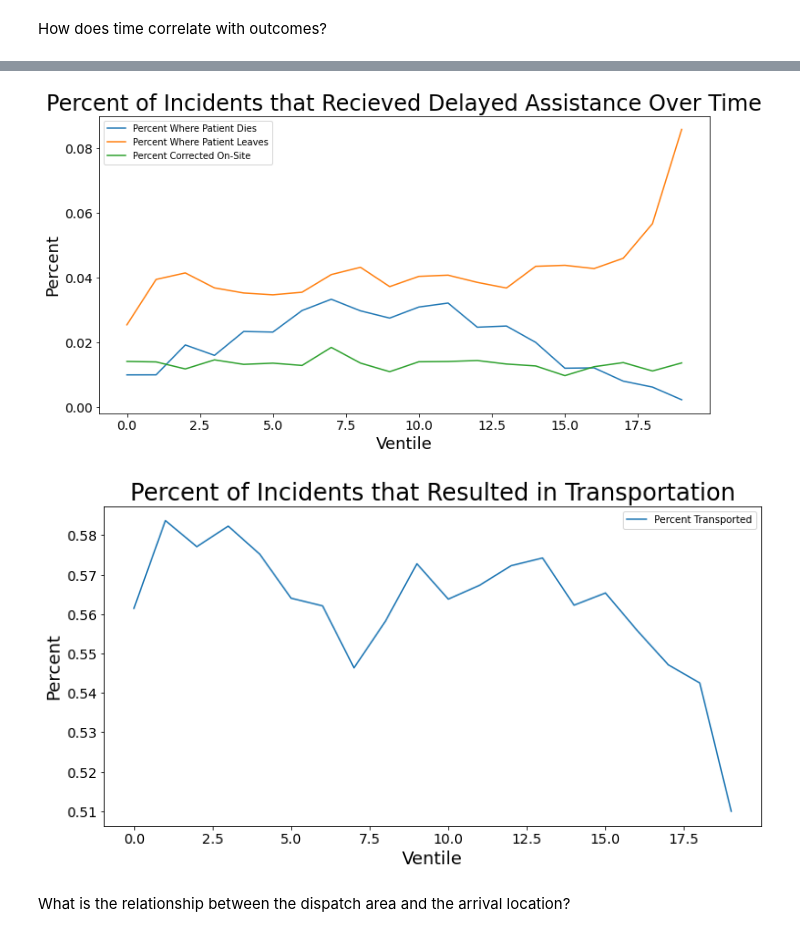
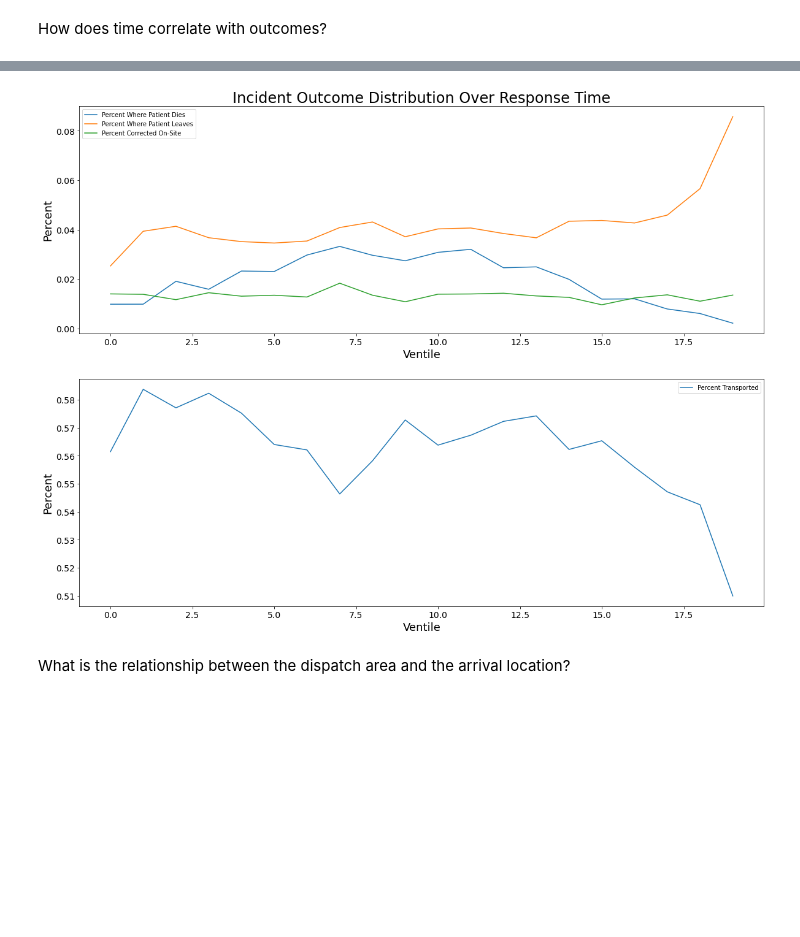
Before and after one commit to weintraubje/Resource-Allocation-of-Emergency-Medical-Services, a Jupyter notebook: main_notebook.ipynb, the cells around one changed output, grey strips where cells are left out. Drawn from its saved outputs; the diff is of its cells as text; code cells hidden in the pictures; blank space fills up the shorter version.

```diff
--- a/work_jeff.ipynb
+++ b/main_notebook.ipynb
@@ -223,29 +228,26 @@ Statistics=0.309, p=0.000
 Sample of 1000 does not look Gaussian (reject H0)
 # %%
-plt.figure(figsize=(12, 6))
+plt.figure(figsize=(20, 15))
+plt.subplot(2, 1, 1)
 subset['Quantile'] = pd.qcut(subset['Call to Dispatch Time'], 20, retbins=True)[0]
 plt.plot(subset.groupby('Quantile').mean()[['Death', 'Gone', 'Corrected']].reset_index(drop=True))
 legend_values  = ['Percent Where Patient Dies', 'Percent Where Patient Leaves', 'Percent Corrected On-Site']
 plt.legend(legend_values)
-plt.title('Percent of Incidents that Recieved Delayed Assistance Over Time')
+plt.title('Incident Outcome Distribution Over Response Time')
+plt.ylabel('Percent')
+plt.xlabel('Ventile')
+
+plt.subplot(2, 1, 2)
+subset['Quantile'] = pd.qcut(subset['Call to Dispatch Time'], 20, retbins=True)[0]
+plt.plot(subset.groupby('Quantile').mean()[['Transported']].reset_index(drop=True))
+legend_values  = ['Percent Transported']
+plt.legend(legend_values)
 plt.ylabel('Percent')
 plt.xlabel('Ventile')
 
 plt.show()
-
-plt.figure(figsize=(12, 6))
-subset['Quantile'] = pd.qcut(subset['Call to Dispatch Time'], 20, retbins=True)[0]
-plt.plot(subset.groupby('Quantile').mean()[['Transported']].reset_index(drop=True))
-legend_values  = ['Percent Transported']
-plt.legend(legend_values)
-plt.title('Percent of Incidents that Resulted in Transportation')
-plt.ylabel('Percent')
-plt.xlabel('Ventile')
-
-plt.show()
 # %% [output]
-[figure, old version]
+[figure, new version]
-[figure, removed]
 # %% [markdown]
 What is the relationship between the dispatch area and the arrival location?
 # %% [markdown]
```
Also changed, not shown: parts of 2 cells of this notebook, 6 other files.
